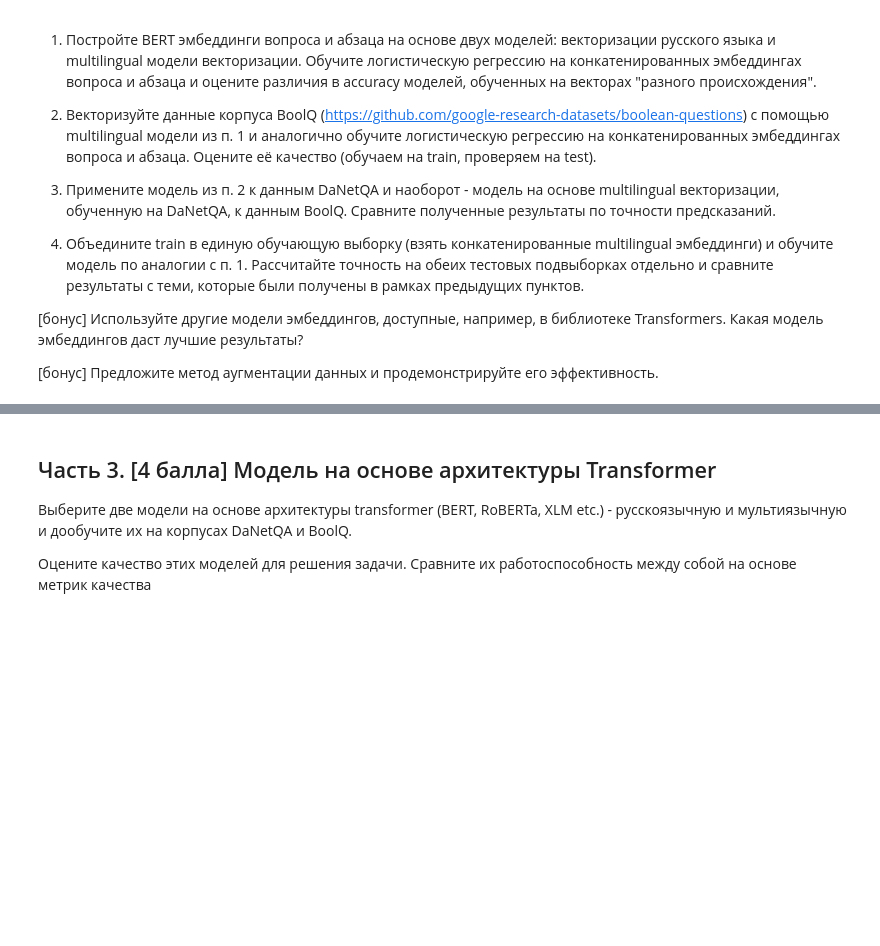
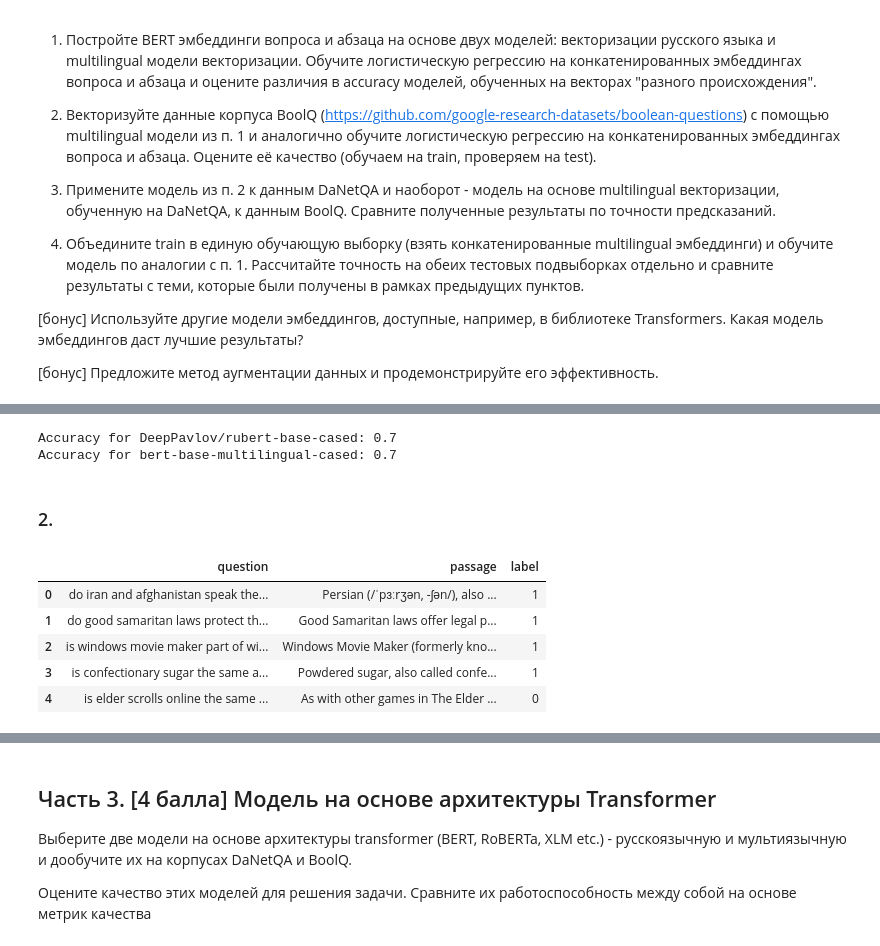
Before and after one commit to potroshitelshuk/NLP-2022, a Jupyter notebook: hw3-2022-v2.ipynb, the cells around one changed output, grey strips where cells are left out. Drawn from its saved outputs; the diff is of its cells as text; code cells hidden in the pictures; blank space fills up the shorter version.

```diff
--- a/hw3-2022-v2.ipynb
+++ b/hw3-2022-v2.ipynb
@@ -158,0 +278,6 @@ train_data[:2]
+# %%
+print(f'Accuracy for DeepPavlov/rubert-base-cased:', acc1)
+print(f'Accuracy for bert-base-multilingual-cased:', acc2)
+# %% [output]
+Accuracy for DeepPavlov/rubert-base-cased: 0.7
+Accuracy for bert-base-multilingual-cased: 0.7
@@ -158,0 +286,25 @@ train_data[:2]
+# %% [markdown]
+### 2.
+# %%
+train_path = "data/BoolQ/train.jsonl"
+val_path = "data/BoolQ/dev.jsonl"
+
+boolq_train_data = read_data(train_path)
+boolq_val_data = read_data(val_path)
+# %%
+boolq_df_train = pd.DataFrame.from_records(boolq_train_data)
+boolq_df_val = pd.DataFrame.from_records(boolq_val_data)
+
+boolq_df_train['label'] = boolq_df_train['answer'].astype(int)
+boolq_df_val['label'] = boolq_df_val['answer'].astype(int)
+boolq_df_train = boolq_df_train.drop(['title', 'answer'], axis=1)
+boolq_df_val = boolq_df_val.drop(['title', 'answer'], axis=1)
+# %%
+boolq_df_train.head()
+# %% [output]
+|  | question | passage | label |
+| 0 | do iran and afghanistan speak the... | Persian (/ˈpɜːrʒən, -ʃən/), also ... | 1 |
+| 1 | do good samaritan laws protect th... | Good Samaritan laws offer legal p... | 1 |
+| 2 | is windows movie maker part of wi... | Windows Movie Maker (formerly kno... | 1 |
+| 3 | is confectionary sugar the same a... | Powdered sugar, also called confe... | 1 |
+| 4 | is elder scrolls online the same ... | As with other games in The Elder ... | 0 |
```
Also changed, not shown: parts of 25 cells of this notebook, 4 other files.
